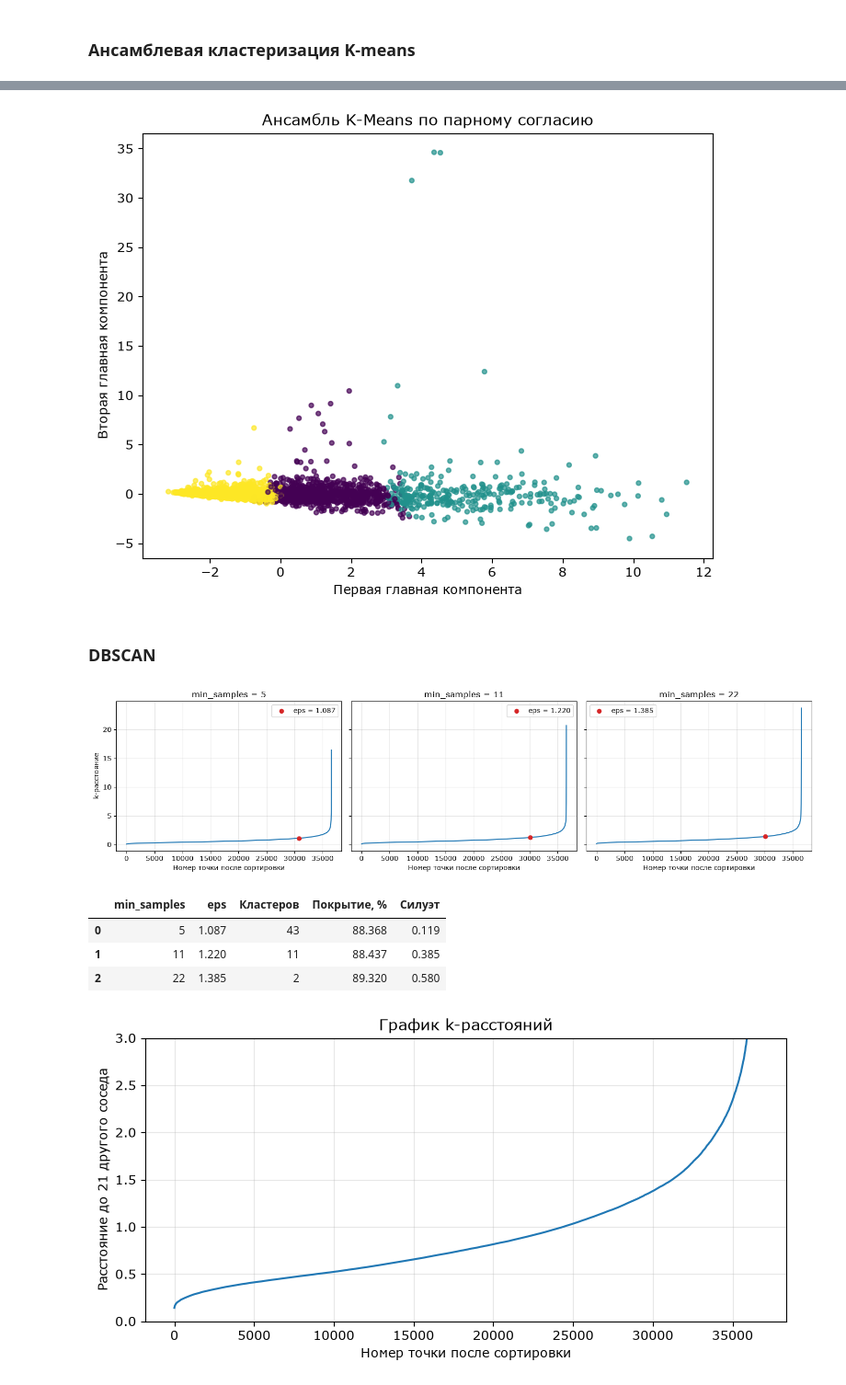
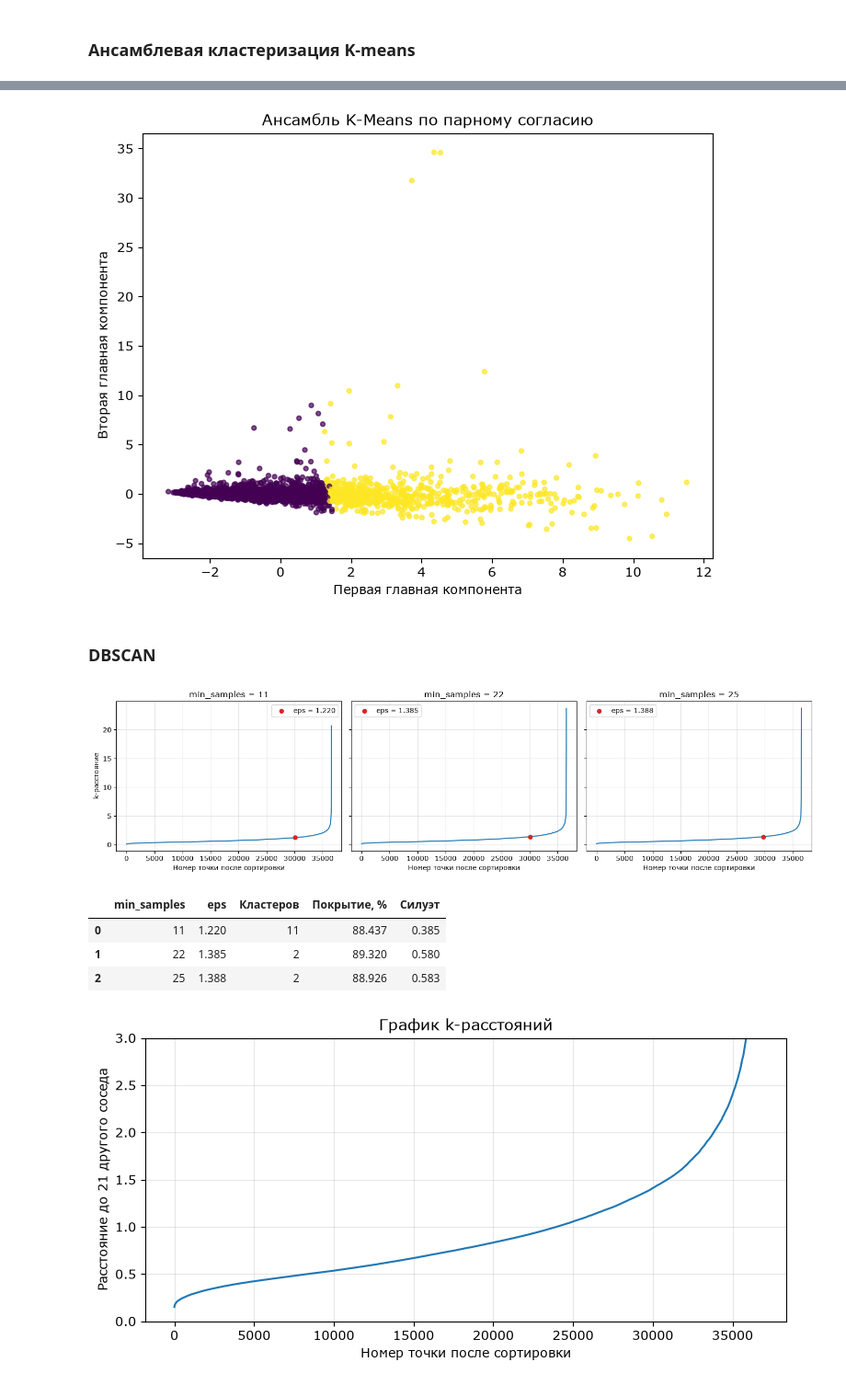
Before and after one commit to zheeenyaaa/ML_Classificators, a Jupyter notebook: 2laba.ipynb, the cells around one changed output, grey strips where cells are left out. Shown at 92% size. Cells and saved outputs as stored; diff of their text form; code cells hidden in the pictures.

```diff
--- a/2laba.ipynb
+++ b/2laba.ipynb
@@ -207,7 +207,7 @@ plt.show()
 # %%
 # Фиксируем k, найденное на предыдущем этапе, чтобы сравнить
 # влияние способа выбора начальных центров при одном числе кластеров.
-k = 3
+k = 2
 
 # random выбирает начальные центры случайно из строк X.
 # k-means++ даёт больший шанс точкам, удалённым от уже выбранных центров.
@@ -397,7 +442,7 @@ plt.ylabel("Вторая главная компонента")
 plt.title("Ансамбль K-Means по парному согласию")
 plt.show()
 # %% [output]
-[figure, old version]
+[figure, new version]
 # %% [markdown]
 ### DBSCAN
 # %%
@@ -410,7 +455,7 @@ dbscan_labels = {}
 
 fig, axes = plt.subplots(1, 3, figsize=(15, 4), sharey=True)
 
-for min_samples, ax in zip([5, 11, 22], axes):
+for min_samples, ax in zip([11, 22, 25], axes):
     neighbors = NearestNeighbors(
         n_neighbors=min_samples,
         metric="euclidean",
@@ -467,36 +512,36 @@ for min_samples, ax in zip([5, 11, 22], axes):
 
     db_candidates.append({
         "min_samples": min_samples,
         "eps": eps,
         "Кластеров": n_clusters,
         "Покрытие, %": coverage * 100,
         "Силуэт": score,
     })
 
     # 6. Отмечаем выбранный eps на соответствующем графике.
     ax.plot(k_distances)
     ax.scatter(
         knee,
         eps,
         color="tab:red",
         zorder=3,
         label=f"eps = {eps:.3f}",
     )
     ax.set_title(f"min_samples = {min_samples}")
     ax.set_xlabel("Номер точки после сортировки")
     ax.legend()
     ax.grid(alpha=0.3)
 axes[0].set_ylabel("k-расстояние")
 fig.tight_layout()
 plt.show()
 
 # Общая таблица для трёх вариантов.
 db_table = pd.DataFrame(db_candidates)
 display(db_table.round(3))
 # %% [output]
-[figure, old version]
+[figure, new version]
 |  | min_samples | eps | Кластеров | Покрытие, % | Силуэт |
-| 0 | 5 | 1.087 | 43 | 88.368 | 0.119 |
-| 1 | 11 | 1.220 | 11 | 88.437 | 0.385 |
-| 2 | 22 | 1.385 | 2 | 89.320 | 0.580 |
+| 0 | 11 | 1.220 | 11 | 88.437 | 0.385 |
+| 1 | 22 | 1.385 | 2 | 89.320 | 0.580 |
+| 2 | 25 | 1.388 | 2 | 88.926 | 0.583 |
 # %%
```
Also changed, not shown: parts of 39 cells of this notebook, 1 other file.
